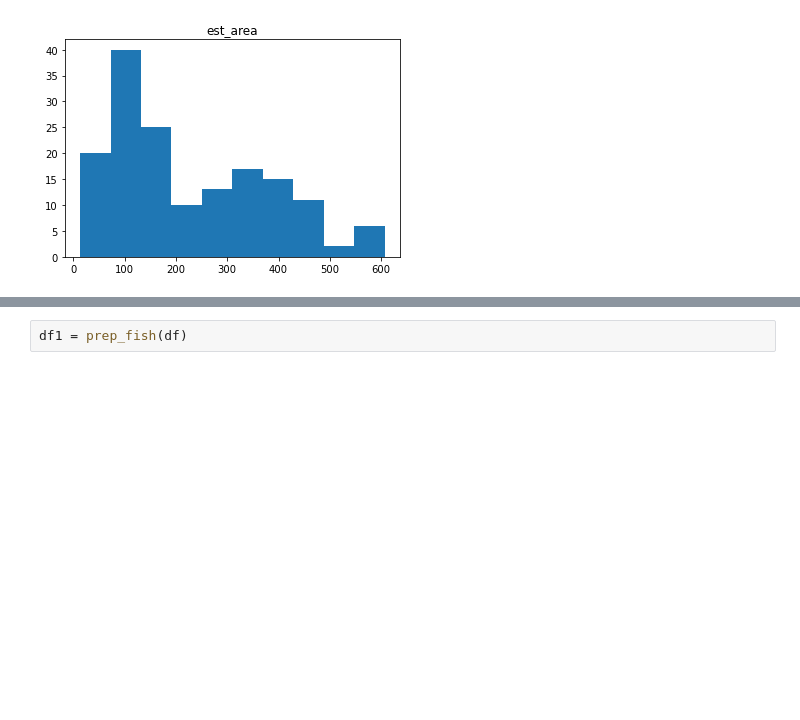
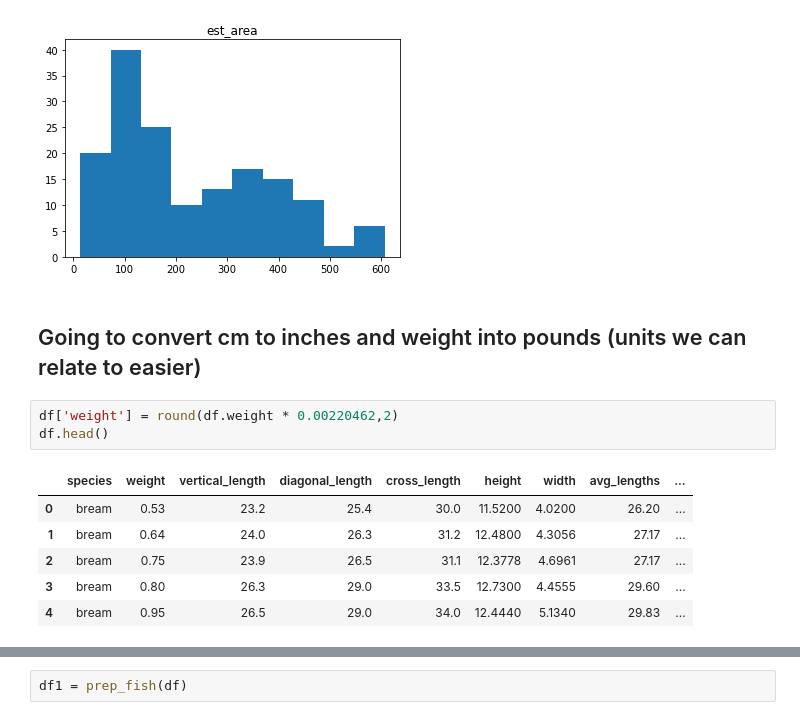
Before and after one commit to george887/estimating_fish_weights, a Jupyter notebook: acquire_n_prepare.ipynb, the cells around one changed output, grey strips where cells are left out. Cells and saved outputs as stored; diff of their text form; blank space fills up the shorter version.

```diff
--- a/acquire_n_prepare.ipynb
+++ b/acquire_n_prepare.ipynb
@@ -161,3 +161,15 @@ for col in df.columns:
 [figure]
 [figure]
 [figure]
+# %% [markdown]
+## Going to convert cm to inches and weight into pounds (units we can relate to easier)
+# %%
+df['weight'] = round(df.weight * 0.00220462,2)
+df.head()
+# %% [output]
+|  | species | weight | vertical_length | diagonal_length | cross_length | height | width | avg_lengths | ... |
+| 0 | bream | 0.53 | 23.2 | 25.4 | 30.0 | 11.5200 | 4.0200 | 26.20 | ... |
+| 1 | bream | 0.64 | 24.0 | 26.3 | 31.2 | 12.4800 | 4.3056 | 27.17 | ... |
+| 2 | bream | 0.75 | 23.9 | 26.5 | 31.1 | 12.3778 | 4.6961 | 27.17 | ... |
+| 3 | bream | 0.80 | 26.3 | 29.0 | 33.5 | 12.7300 | 4.4555 | 29.60 | ... |
+| 4 | bream | 0.95 | 26.5 | 29.0 | 34.0 | 12.4440 | 5.1340 | 29.83 | ... |
```
Also changed, not shown: parts of 4 cells of this notebook, 2 other files.
